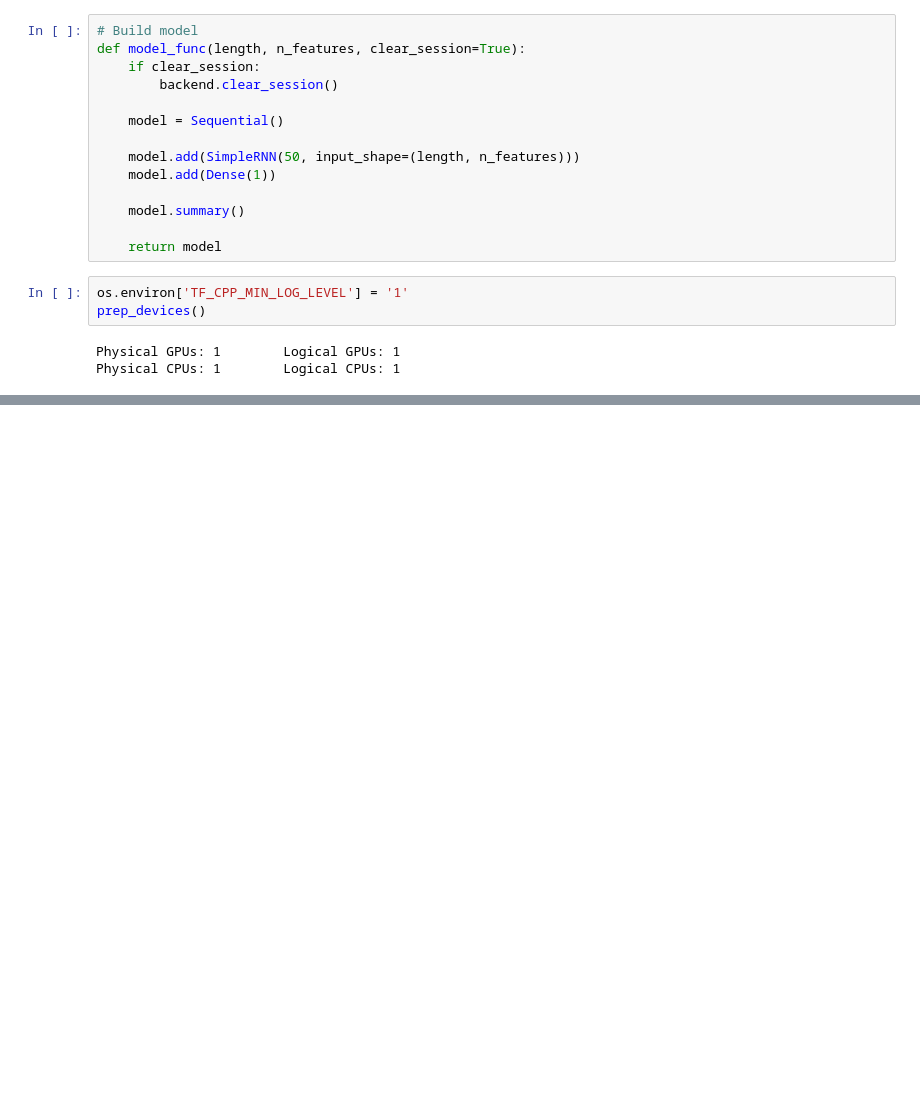
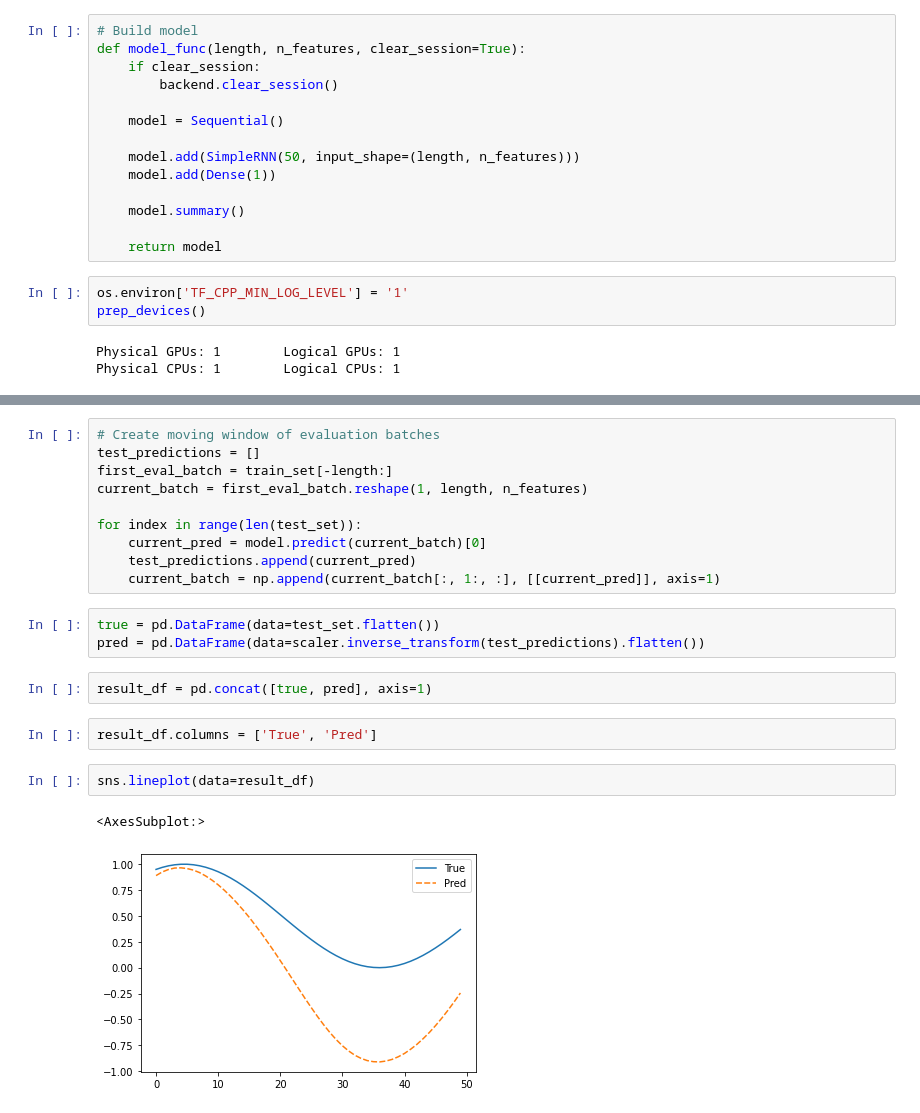
Before and after one commit to suvrodeep/Playing-with-Neural-Networks, a Jupyter notebook: rnn_LSTM_basic.ipynb, the cells around one changed output, grey strips where cells are left out. Saved outputs shown, nothing was run; the diff lists cells and outputs as text; blank space fills up the shorter version.

```diff
--- a/rnn_LSTM_basic.ipynb
+++ b/rnn_LSTM_basic.ipynb
@@ -138,0 +143,22 @@ Epoch 4/20
+# %%
+# Create moving window of evaluation batches
+test_predictions = []
+first_eval_batch = train_set[-length:]
+current_batch = first_eval_batch.reshape(1, length, n_features)
+
+for index in range(len(test_set)):
+    current_pred = model.predict(current_batch)[0]
+    test_predictions.append(current_pred)
+    current_batch = np.append(current_batch[:, 1:, :], [[current_pred]], axis=1)
+# %%
+true = pd.DataFrame(data=test_set.flatten())
+pred = pd.DataFrame(data=scaler.inverse_transform(test_predictions).flatten())
+# %%
+result_df = pd.concat([true, pred], axis=1)
+# %%
+result_df.columns = ['True', 'Pred']
+# %%
+sns.lineplot(data=result_df)
+# %% [output]
+<AxesSubplot:>
+[figure, added]
```
Also changed, not shown: parts of 7 cells of this notebook, 1 other file.
